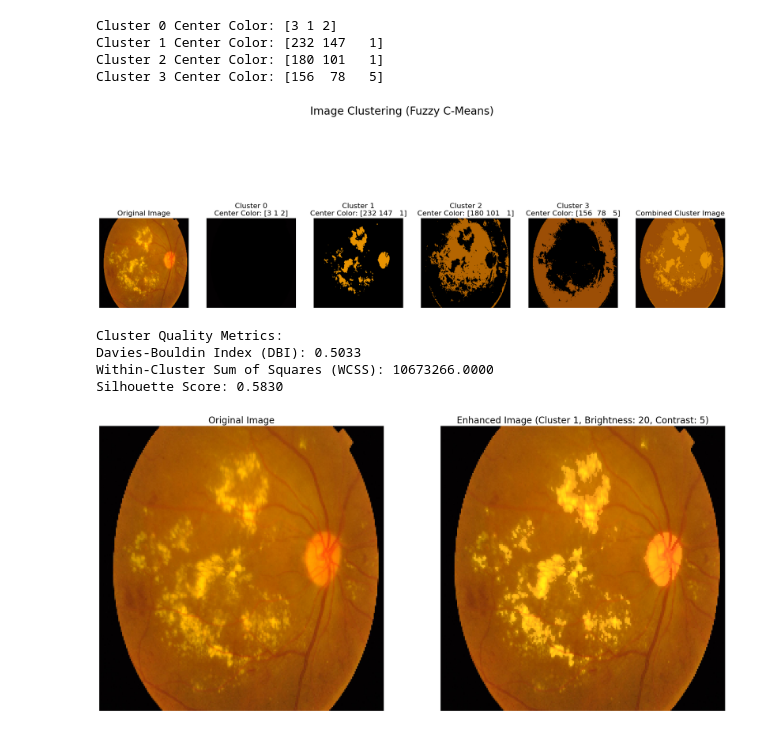
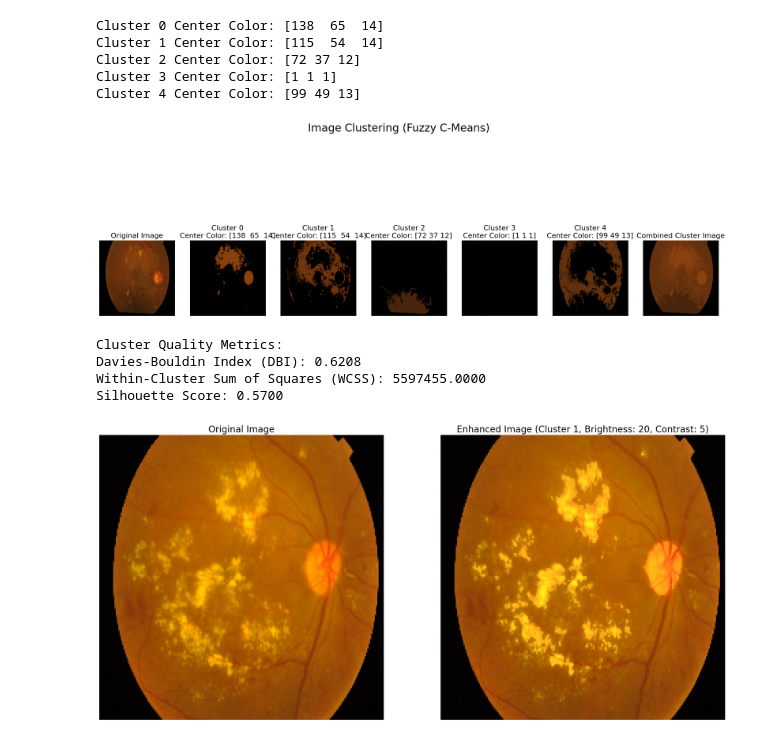
Before and after one commit to Dhruv-saxena-25/Image_Enhancement-Clustring-, a Jupyter notebook: fuzzy_c.ipynb, the cells around one changed output. Saved outputs shown, nothing was run; the diff lists cells and outputs as text; code cells hidden in the pictures.

```diff
--- a/fuzzy_c.ipynb
+++ b/fuzzy_c.ipynb
@@ -73,17 +73,18 @@ def extract_clusters(image_path, n_clusters, m=2.0, max_iter=150, error=1e-5):
 
     return centers, labels
 # %%
-centers, labels = extract_clusters("DR3.png", n_clusters=4)
+centers, labels = extract_clusters("DR2.png", n_clusters=5)
 # %% [output]
-Cluster 0 Center Color: [3 1 2]
-Cluster 1 Center Color: [232 147   1]
-Cluster 2 Center Color: [180 101   1]
-Cluster 3 Center Color: [156  78   5]
+Cluster 0 Center Color: [138  65  14]
+Cluster 1 Center Color: [115  54  14]
+Cluster 2 Center Color: [72 37 12]
+Cluster 3 Center Color: [1 1 1]
+Cluster 4 Center Color: [99 49 13]
-[figure, old version]
+[figure, new version]
 Cluster Quality Metrics:
-Davies-Bouldin Index (DBI): 0.5033
-Within-Cluster Sum of Squares (WCSS): 10673266.0000
-Silhouette Score: 0.5830
+Davies-Bouldin Index (DBI): 0.6208
+Within-Cluster Sum of Squares (WCSS): 5597455.0000
+Silhouette Score: 0.5700
 # %%
 def enhance_cluster(image_path, centers, labels, target_cluster_id, brightness=0, contrast=0):
     # Load the original image
```
Also changed, not shown: 9 other files.
